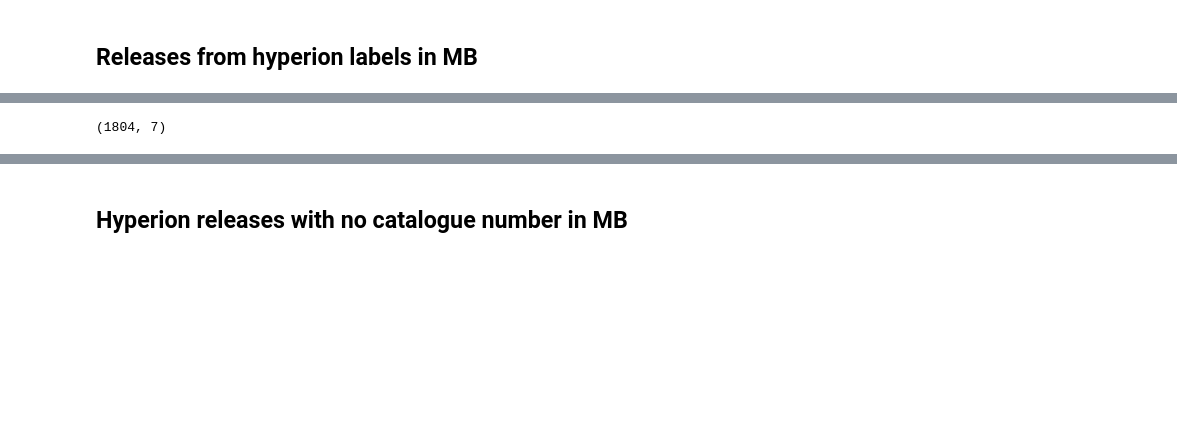
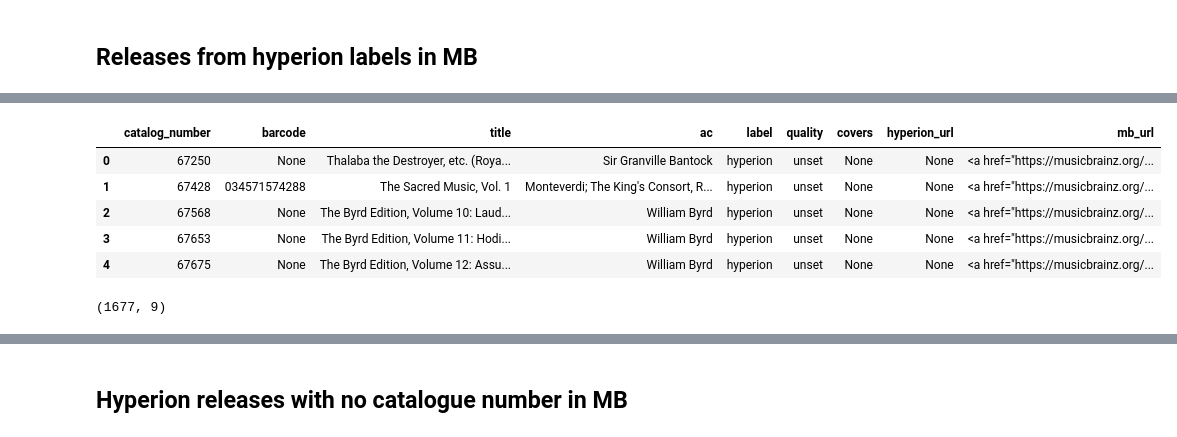
Before and after one commit to loujine/musicbrainz-dataviz, a Jupyter notebook: 18-hyperion.ipynb, the cells around one changed output, grey strips where cells are left out. Cells and saved outputs as stored; diff of their text form; code cells hidden in the pictures; blank space fills up the shorter version.

```diff
--- a/18-hyperion.ipynb
+++ b/18-hyperion.ipynb
@@ -126,4 +106,46 @@ mb_releases.head()
+# %%
+mb_releases = sql("""
+SELECT
+    rl.catalog_number,
+    r.barcode,
+    r.name  AS title,
+    ac.name AS ac,
+    label.name AS label,
+    CASE WHEN r.quality=-1 THEN 'unset'
+         WHEN r.quality=0  THEN 'low'
+         WHEN r.quality=1  THEN 'normal'
+         WHEN r.quality=2  THEN 'high'
+    END     AS quality,
+    STRING_AGG(at.name, ', ') AS covers,
+    STRING_AGG(
+        CASE WHEN u.url ILIKE '%%hyperion-records%%' THEN u.url
+             ELSE NULL
+        END, ', ') AS hyperion_url,
+    r.gid   AS mb_url
+  FROM release_label AS rl
+  JOIN release       AS r  ON rl.release = r.id
+  JOIN label               ON rl.label = label.id
+  JOIN artist_credit AS ac ON r.artist_credit = ac.id
+  LEFT OUTER JOIN cover_art_archive.cover_art      AS cova  ON cova.release = r.id
+  LEFT OUTER JOIN cover_art_archive.cover_art_type AS covat ON covat.id = cova.id
+  LEFT OUTER JOIN cover_art_archive.art_type       AS at    ON covat.type_id = at.id
+  LEFT OUTER JOIN l_release_url AS lu ON r.id = lu.entity0
+  LEFT OUTER JOIN url           AS u  ON u.id = lu.entity1
+ WHERE label.id IN (388, 22708, 16197)
+GROUP BY rl.catalog_number, r.barcode, r.name, ac.name, label.name, r.quality, r.gid
+ORDER BY rl.catalog_number, r.barcode;
+""")
+mb_releases['mb_url'] = mb_releases.mb_url.apply(mb_release_link)
+mb_releases['hyperion_url'] = mb_releases.hyperion_url.apply(lambda url: '<a href="{0}">{0}</a>'.format(url) if url else None)
+mb_releases.head()
+# %% [output]
+|  | catalog_number | barcode | title | ac | label | quality | covers | hyperion_url | mb_url |
+| 0 | 67250 | None | Thalaba the Destroyer, etc. (Roya... | Sir Granville Bantock | hyperion | unset | None | None | <a href="https://musicbrainz.org/... |
+| 1 | 67428 | 034571574288 | The Sacred Music, Vol. 1 | Monteverdi; The King's Consort, R... | hyperion | unset | None | None | <a href="https://musicbrainz.org/... |
+| 2 | 67568 | None | The Byrd Edition, Volume 10: Laud... | William Byrd | hyperion | unset | None | None | <a href="https://musicbrainz.org/... |
+| 3 | 67653 | None | The Byrd Edition, Volume 11: Hodi... | William Byrd | hyperion | unset | None | None | <a href="https://musicbrainz.org/... |
+| 4 | 67675 | None | The Byrd Edition, Volume 12: Assu... | William Byrd | hyperion | unset | None | None | <a href="https://musicbrainz.org/... |
 # %%
 mb_releases.shape
 # %% [output]
-(1804, 7)
+(1677, 9)
```
Also changed, not shown: parts of 23 cells of this notebook, 2 other files.
